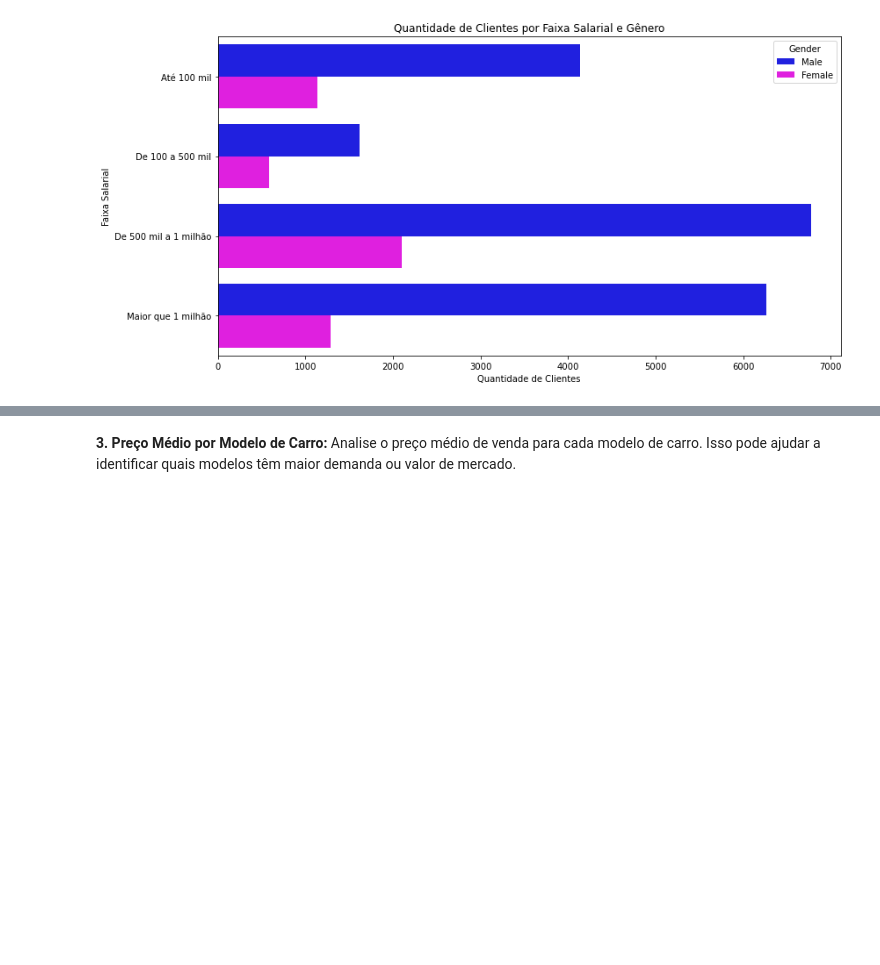
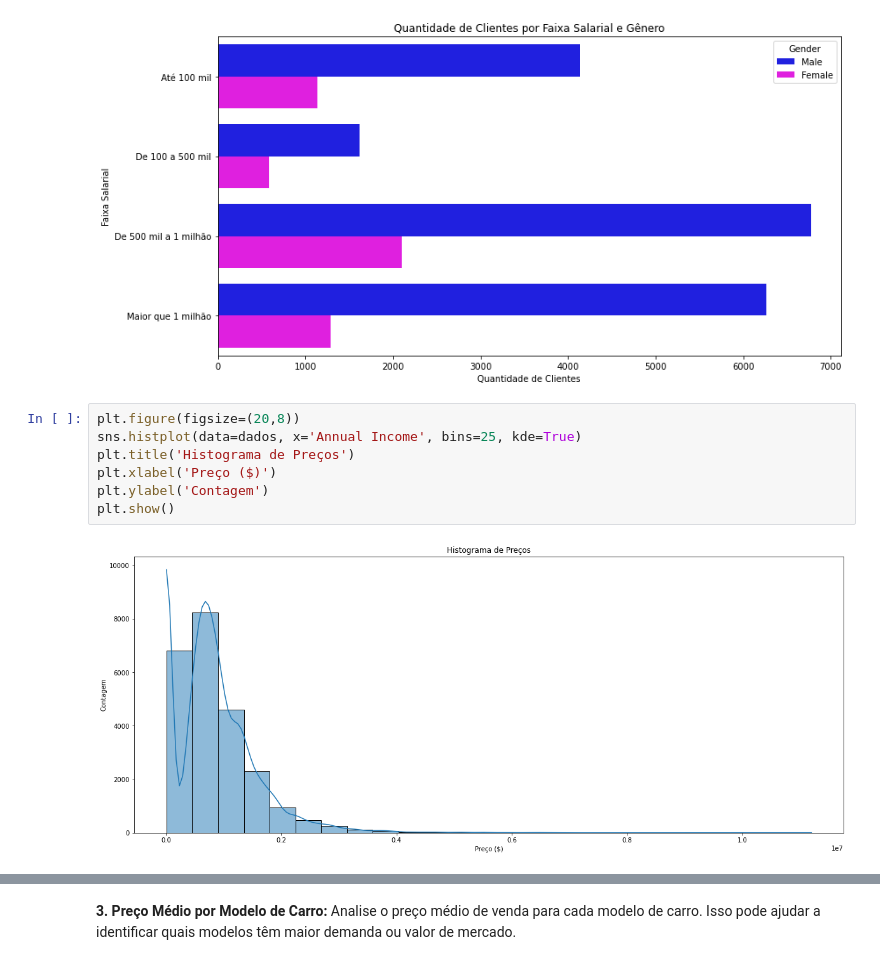
Before and after one commit to GabrielVila/Car-Sales-Report, a Jupyter notebook: projeto_carro.ipynb, the cells around one changed output, grey strips where cells are left out. Drawn from its saved outputs; the diff is of its cells as text; blank space fills up the shorter version.

```diff
--- a/projeto_carro.ipynb
+++ b/projeto_carro.ipynb
@@ -296,3 +296,12 @@ plt.tight_layout()
 plt.show()
 # %% [output]
 [figure]
+# %%
+plt.figure(figsize=(20,8))
+sns.histplot(data=dados, x='Annual Income', bins=25, kde=True)
+plt.title('Histograma de Preços')
+plt.xlabel('Preço ($)')
+plt.ylabel('Contagem')
+plt.show()
+# %% [output]
+[figure, added]
```
Also changed, not shown: parts of 6 cells of this notebook.
